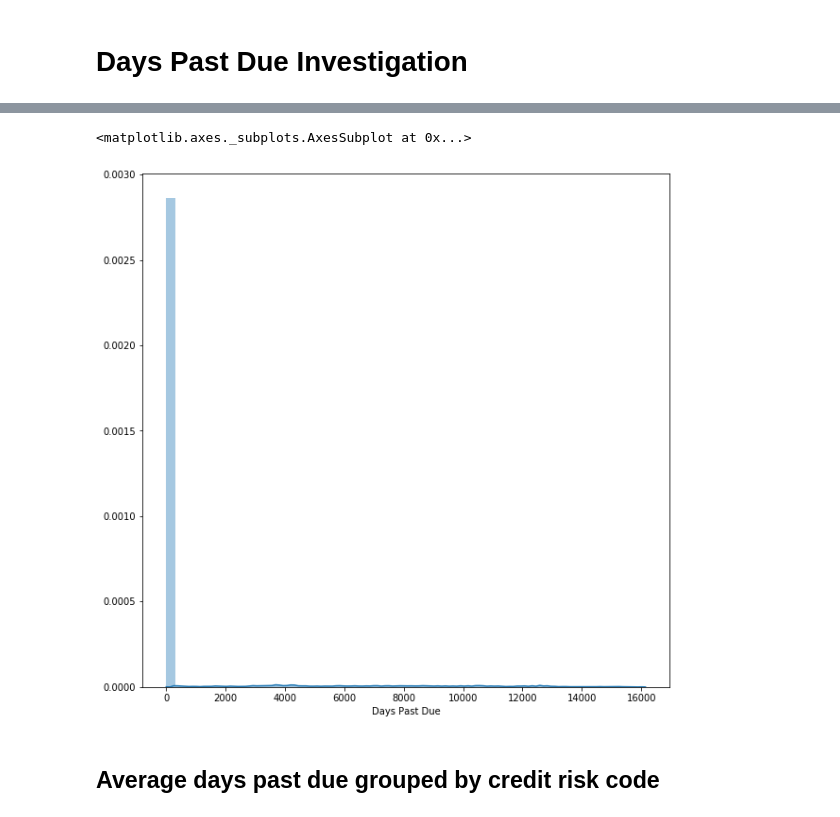
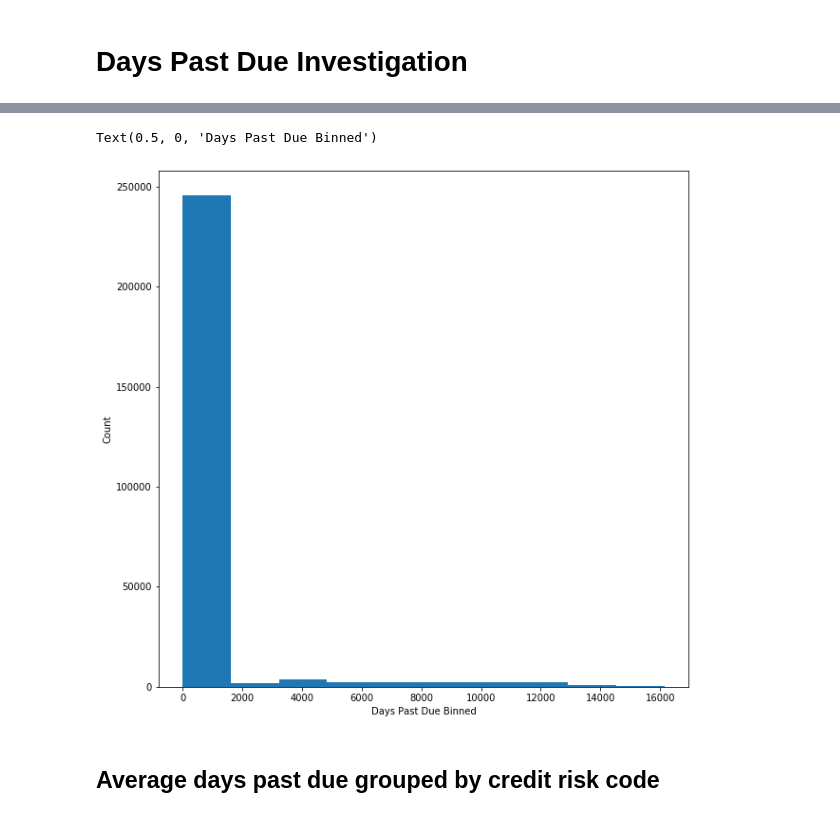
Before and after one commit to rogo10/Loan-Project, a Jupyter notebook: EDA of anon.ipynb, the cells around one changed output, grey strips where cells are left out. Saved outputs shown, nothing was run; the diff lists cells and outputs as text; code cells hidden in the pictures.

```diff
--- a/EDA of anon.ipynb
+++ b/EDA of anon.ipynb
@@ -243,10 +319,12 @@ df['Days Past Due'].value_counts()
 Name: Days Past Due, Length: 10544, dtype: int64
 # %%
 plt.subplots(figsize=(10,10))
-sns.distplot(df['Days Past Due'])
+plt.hist(df['Days Past Due'])
+plt.ylabel('Count')
+plt.xlabel('Days Past Due Binned')
 # %% [output]
-<matplotlib.axes._subplots.AxesSubplot at 0x...>
+Text(0.5, 0, 'Days Past Due Binned')
-[figure, old version]
+[figure, new version]
 # %% [markdown]
 ## Average days past due grouped by credit risk code
 # %%
```
Also changed, not shown: parts of 19 cells of this notebook.
